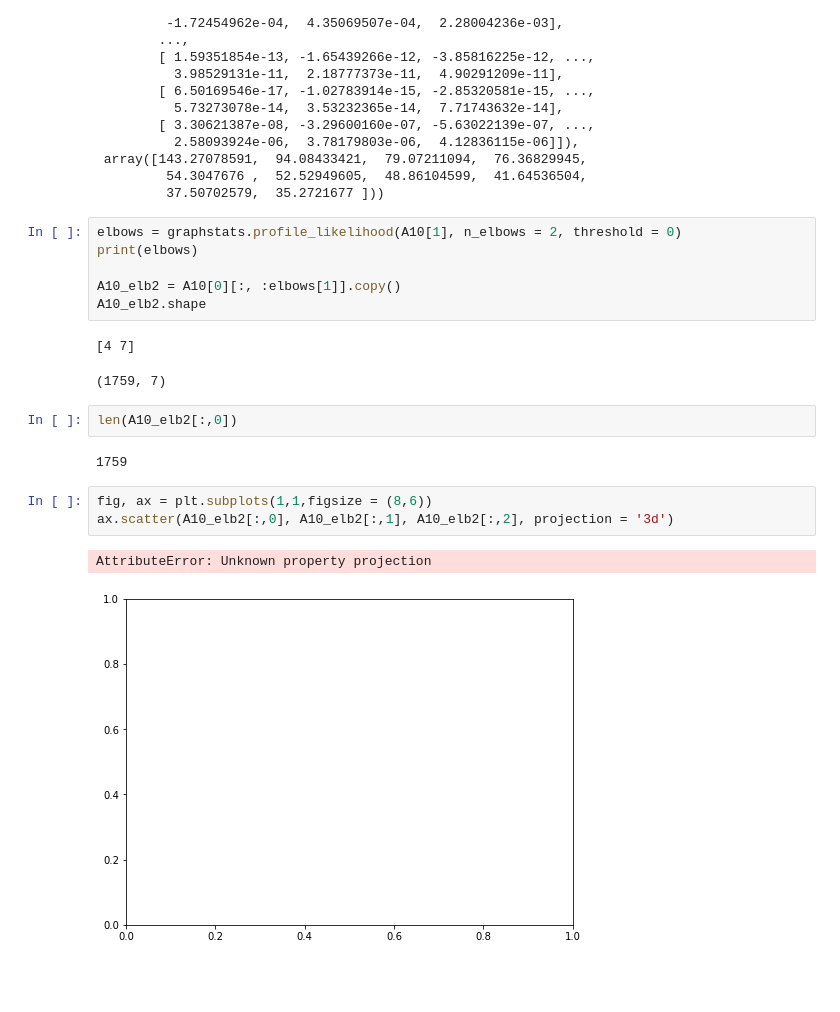
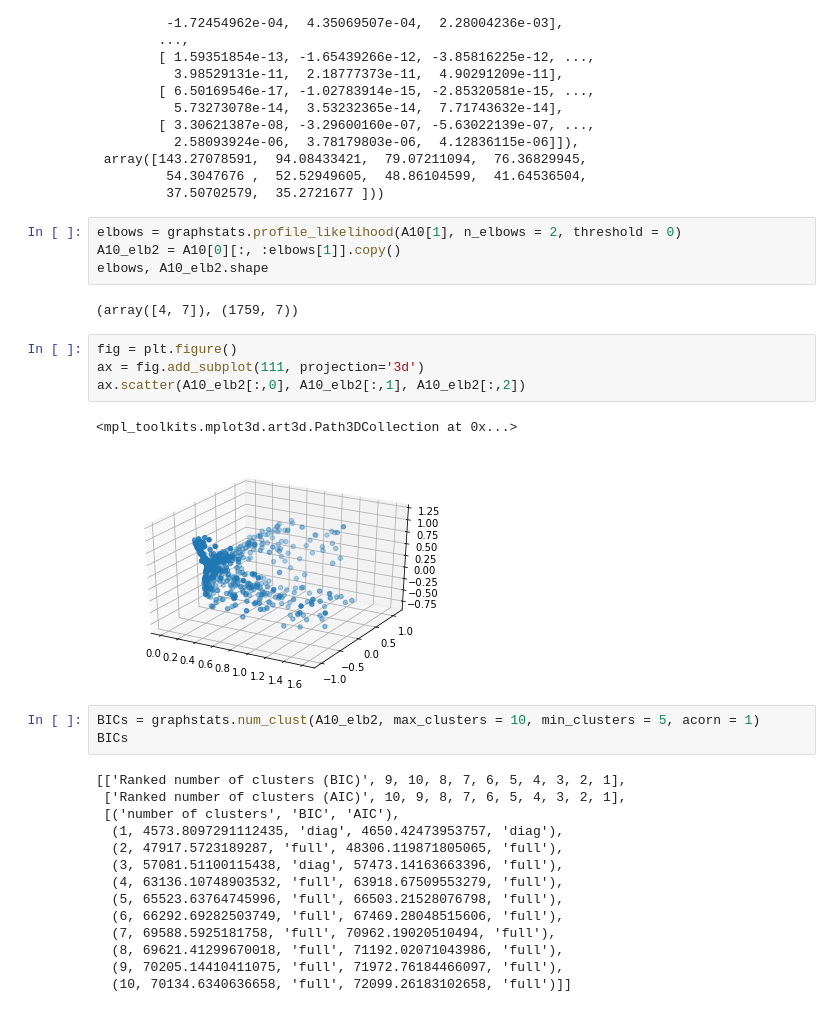
Before and after one commit to hhelm10/graphstats, a Jupyter notebook: Demo.ipynb, the cells around one changed output. Cells and saved outputs as stored; diff of their text form; blank space fills up the shorter version.

```diff
--- a/Demo.ipynb
+++ b/Demo.ipynb
@@ -111,20 +111,31 @@ A10_scale0
          37.50702579,  35.2721677 ]))
 # %%
 elbows = graphstats.profile_likelihood(A10[1], n_elbows = 2, threshold = 0)
-print(elbows)
-
 A10_elb2 = A10[0][:, :elbows[1]].copy()
-A10_elb2.shape
+elbows, A10_elb2.shape
 # %% [output]
-[4 7]
+(array([4, 7]), (1759, 7))
-(1759, 7)
-# %%
-len(A10_elb2[:,0])
-# %% [output]
-1759
 # %%
-fig, ax = plt.subplots(1,1,figsize = (8,6))
-ax.scatter(A10_elb2[:,0], A10_elb2[:,1], A10_elb2[:,2], projection = '3d')
+fig = plt.figure()
+ax = fig.add_subplot(111, projection='3d')
+ax.scatter(A10_elb2[:,0], A10_elb2[:,1], A10_elb2[:,2])
 # %% [output]
-AttributeError: Unknown property projection
+<mpl_toolkits.mplot3d.art3d.Path3DCollection at 0x...>
-[figure, old version]
+[figure, new version]
+# %%
+BICs = graphstats.num_clust(A10_elb2, max_clusters = 10, min_clusters = 5, acorn = 1)
+BICs
+# %% [output]
+[['Ranked number of clusters (BIC)', 9, 10, 8, 7, 6, 5, 4, 3, 2, 1],
+ ['Ranked number of clusters (AIC)', 10, 9, 8, 7, 6, 5, 4, 3, 2, 1],
+ [('number of clusters', 'BIC', 'AIC'),
+  (1, 4573.8097291112435, 'diag', 4650.42473953757, 'diag'),
+  (2, 47917.5723189287, 'full', 48306.119871805065, 'full'),
+  (3, 57081.51100115438, 'diag', 57473.14163663396, 'full'),
+  (4, 63136.10748903532, 'full', 63918.67509553279, 'full'),
+  (5, 65523.63764745996, 'full', 66503.21528076798, 'full'),
+  (6, 66292.69282503749, 'full', 67469.28048515606, 'full'),
+  (7, 69588.5925181758, 'full', 70962.19020510494, 'full'),
+  (8, 69621.41299670018, 'full', 71192.02071043986, 'full'),
+  (9, 70205.14410411075, 'full', 71972.76184466097, 'full'),
+  (10, 70134.6340636658, 'full', 72099.26183102658, 'full')]]
```
Also changed, not shown: parts of 2 cells of this notebook, 3 other files.
